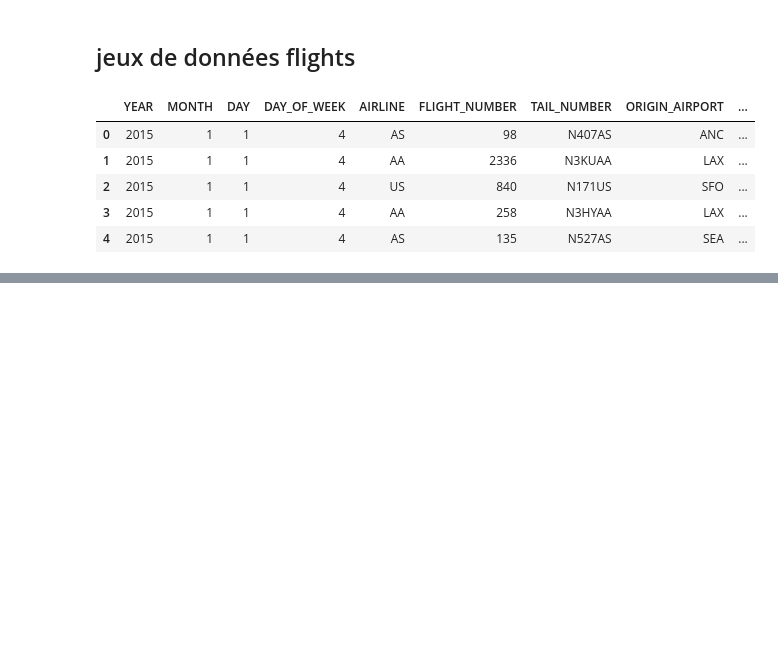
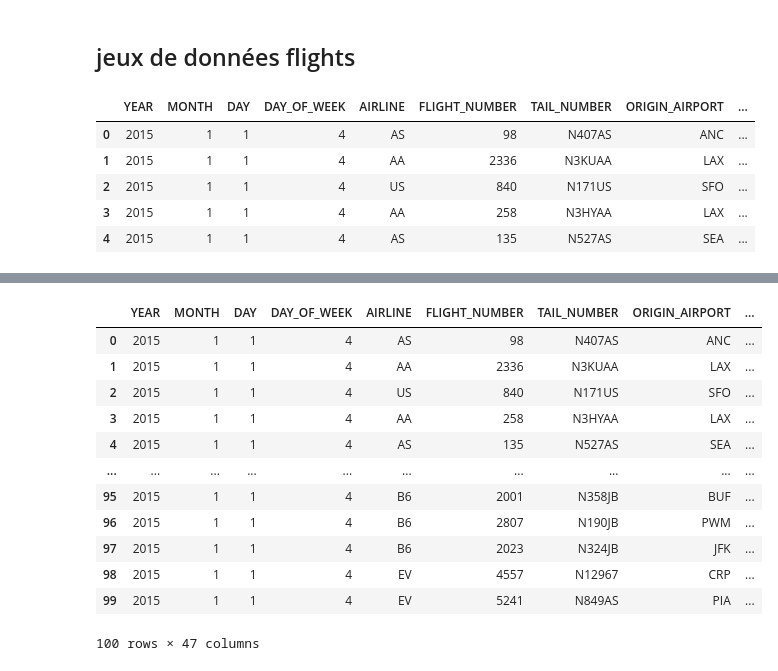
Before and after one commit to GNUITOdebora/MLOPS_flight_delay, a Jupyter notebook: notebooks/EDA_flights.ipynb, the cells around one changed output, grey strips where cells are left out. Saved outputs shown, nothing was run; the diff lists cells and outputs as text; code cells hidden in the pictures; blank space fills up the shorter version.

```diff
--- a/notebooks/EDA_flights.ipynb
+++ b/notebooks/EDA_flights.ipynb
@@ -75,0 +145,29 @@ df_aiports.head()
+# %%
+import pandas as pd
+
+# 1. Merge pour ajouter les informations de la compagnie aérienne
+df_flight = df_flight.merge(df_airlines[['IATA_CODE', 'AIRLINE']],
+                             how='left',
+                             left_on='AIRLINE',
+                             right_on='IATA_CODE',
+                             suffixes=('', '_AIRLINE'))
+
+# 2. Merge pour ajouter les informations de l'aéroport d'origine
+df_flight = df_flight.merge(df_aiports[['IATA_CODE', 'AIRPORT', 'CITY', 'STATE', 'COUNTRY', 'LATITUDE', 'LONGITUDE']],
+                             how='left',
+                             left_on='ORIGIN_AIRPORT',
+                             right_on='IATA_CODE',
+                             suffixes=('_ORIGIN', '_ORIGIN_AIRPORT'))
+
+# 3. Merge pour ajouter les informations de l'aéroport de destination
+df_flight = df_flight.merge(df_aiports[['IATA_CODE', 'AIRPORT', 'CITY', 'STATE', 'COUNTRY', 'LATITUDE', 'LONGITUDE']],
+                             how='left',
+                             left_on='DESTINATION_AIRPORT',
+                             right_on='IATA_CODE',
+                             suffixes=('_DESTINATION', '_DESTINATION_AIRPORT'))
+
+# Affichage d'un aperçu des données fusionnées
+print(df_flight.head())
+
+# Sauvegarde dans un nouveau fichier CSV si nécessaire
+df_flight.to_csv("../data/flights_merged.csv", index=False)
@@ -75,0 +192,16 @@ df_aiports.head()
+# %%
+df_flight.head(100)
+# %% [output]
+|  | YEAR | MONTH | DAY | DAY_OF_WEEK | AIRLINE | FLIGHT_NUMBER | TAIL_NUMBER | ORIGIN_AIRPORT | ... |
+| 0 | 2015 | 1 | 1 | 4 | AS | 98 | N407AS | ANC | ... |
+| 1 | 2015 | 1 | 1 | 4 | AA | 2336 | N3KUAA | LAX | ... |
+| 2 | 2015 | 1 | 1 | 4 | US | 840 | N171US | SFO | ... |
+| 3 | 2015 | 1 | 1 | 4 | AA | 258 | N3HYAA | LAX | ... |
+| 4 | 2015 | 1 | 1 | 4 | AS | 135 | N527AS | SEA | ... |
+| ... | ... | ... | ... | ... | ... | ... | ... | ... | ... |
+| 95 | 2015 | 1 | 1 | 4 | B6 | 2001 | N358JB | BUF | ... |
+| 96 | 2015 | 1 | 1 | 4 | B6 | 2807 | N190JB | PWM | ... |
+| 97 | 2015 | 1 | 1 | 4 | B6 | 2023 | N324JB | JFK | ... |
+| 98 | 2015 | 1 | 1 | 4 | EV | 4557 | N12967 | CRP | ... |
+| 99 | 2015 | 1 | 1 | 4 | EV | 5241 | N849AS | PIA | ... |
+100 rows × 47 columns
```
Also changed, not shown: parts of 8 cells of this notebook, 1 other file.
